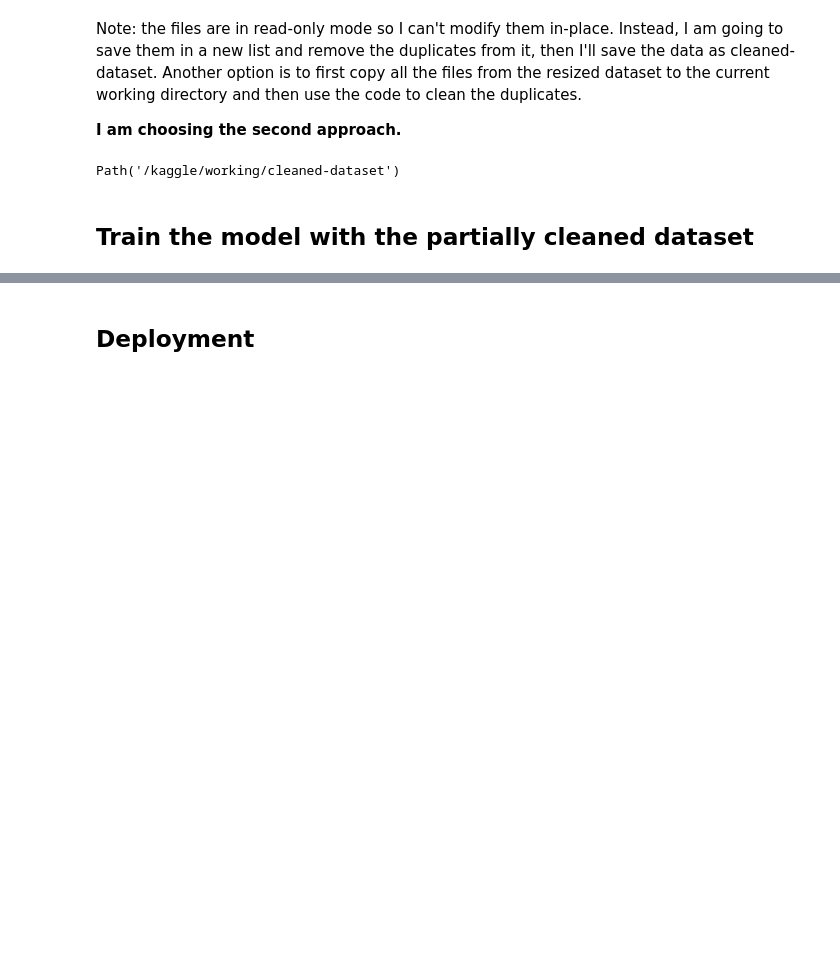
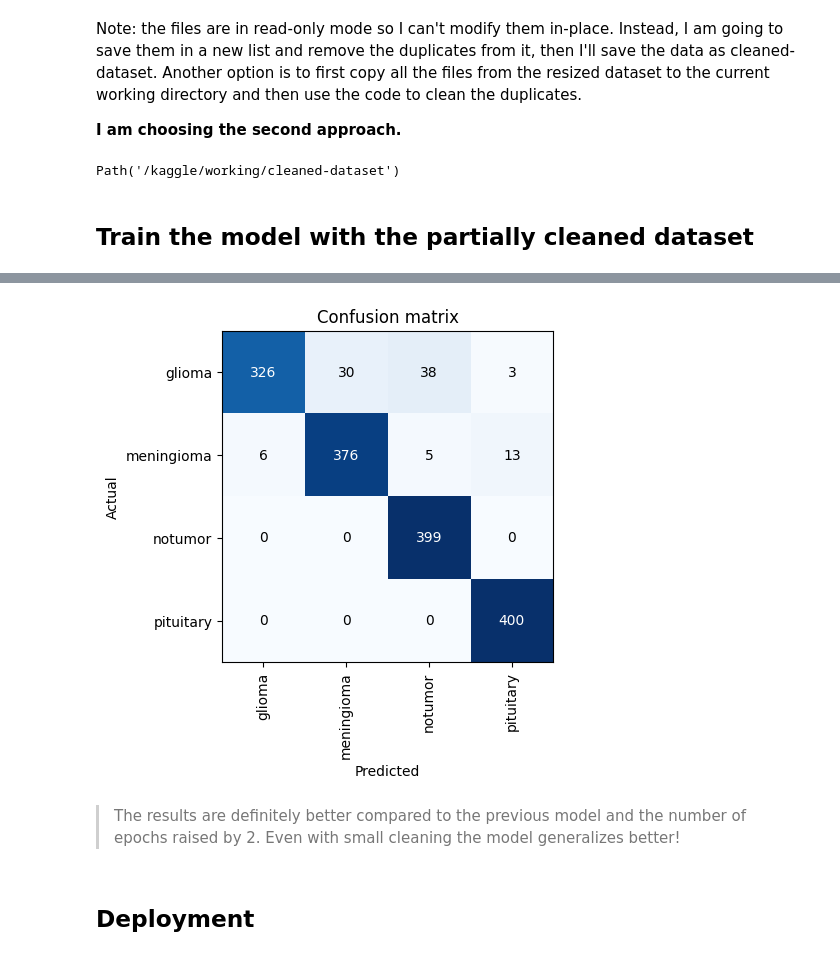
Before and after one commit to aviram421/mri-tumor-classification, a Jupyter notebook: tumor-classification-model.ipynb, the cells around one changed output, grey strips where cells are left out. Drawn from its saved outputs; the diff is of its cells as text; code cells hidden in the pictures; blank space fills up the shorter version.

```diff
--- a/tumor-classification-model.ipynb
+++ b/tumor-classification-model.ipynb
@@ -287,0 +288,2 @@ for img in imgs_to_clean:
+# %%
+learn = train_model(7)
@@ -287,0 +301,4 @@ for img in imgs_to_clean:
+# %%
+interp = ClassificationInterpretation.from_learner(learn)
+interp.plot_confusion_matrix()
+# %% [output]
@@ -288,2 +307,5 @@ for img in imgs_to_clean:
+[figure, added]
+# %% [markdown]
+> The results are definitely better compared to the previous model and the number of epochs raised by 2. Even with small cleaning the model generalizes better!
 # %% [markdown]
 ## Deployment
```
Also changed, not shown: parts of 4 cells of this notebook.
